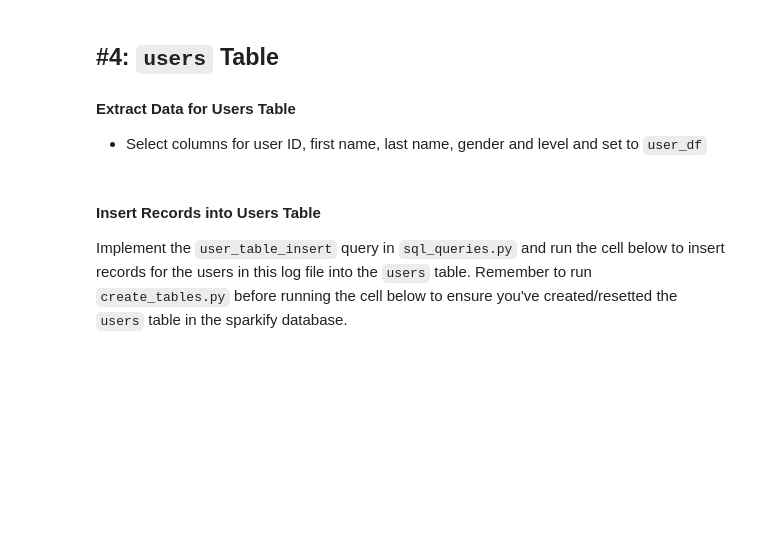
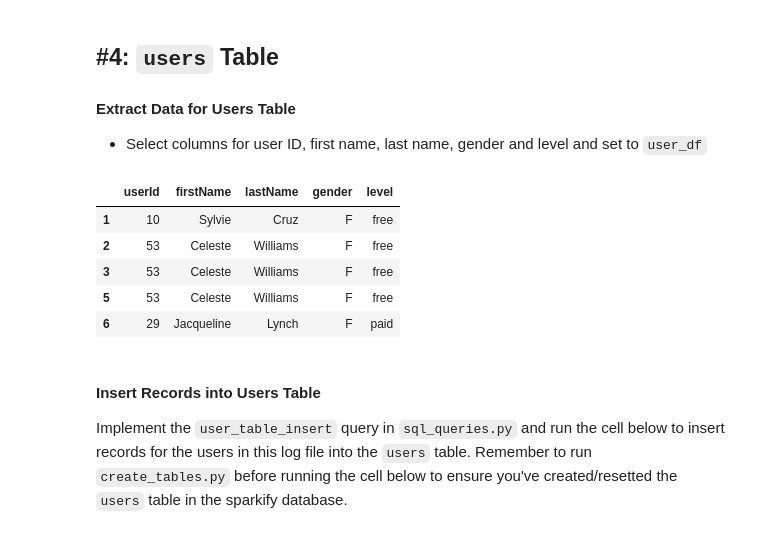
Before and after one commit to sugiyaaan/DEND-Project1, a Jupyter notebook: etl.ipynb, the cells around one changed output. Saved outputs shown, nothing was run; the diff lists cells and outputs as text; code cells hidden in the pictures; blank space fills up the shorter version.

```diff
--- a/etl.ipynb
+++ b/etl.ipynb
@@ -127,3 +179,13 @@ user_df =
+# %%
+user_df = df[['userId','firstName', 'lastName', 'gender', 'level']].copy()
+user_df.head()
+# %% [output]
+|  | userId | firstName | lastName | gender | level |
+| 1 | 10 | Sylvie | Cruz | F | free |
+| 2 | 53 | Celeste | Williams | F | free |
+| 3 | 53 | Celeste | Williams | F | free |
+| 5 | 53 | Celeste | Williams | F | free |
+| 6 | 29 | Jacqueline | Lynch | F | paid |
 # %% [markdown]
 #### Insert Records into Users Table
 Implement the `user_table_insert` query in `sql_queries.py` and run the cell below to insert records for the users in this log file into the `users` table. Remember to run `create_tables.py` before running the cell below to ensure you've created/resetted the `users` table in the sparkify database.
```
Also changed, not shown: parts of 23 cells of this notebook.
